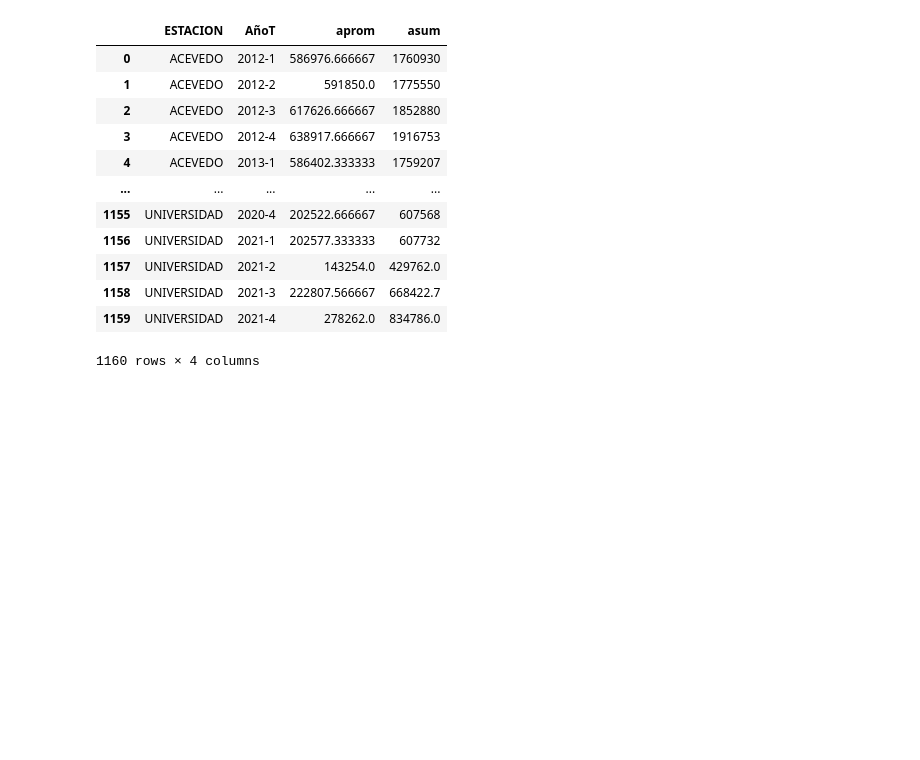
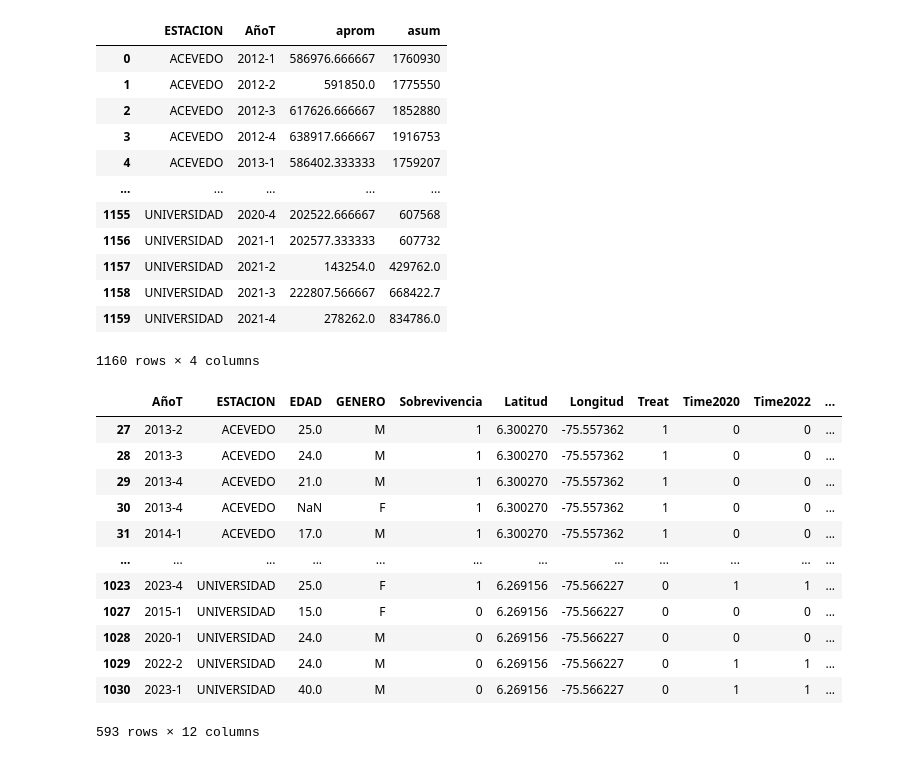
Before and after one commit to Felbanol/Proyecto-Metro, a Jupyter notebook: Codigo Metro Python.ipynb, the cells around one changed output. Cells and saved outputs as stored; diff of their text form; code cells hidden in the pictures; blank space fills up the shorter version.

```diff
--- a/Codigo Metro Python.ipynb
+++ b/Codigo Metro Python.ipynb
@@ -184,3 +186,75 @@ años = range(2012, 2024)
 trimestres = [1, 2, 3, 4]
 todos_trimestres = [f"{año}-{t}" for año, t in itertools.product(años, trimestres)]
 estaciones = DatosV["ESTACION"].unique()
+# %%
+
+
+
+# Diccionario de estaciones y coordenadas
+coords = {
+    "PARQUE BERRIO": "6.250462303868426,-75.56834000837911",
+    "UNIVERSIDAD": "6.26915598179275,-75.5662274347604",
+    "SAN ANTONIO": "6.247330146607752,-75.5698201061719",
+    "ENVIGADO": "6.174812726117751,-75.59709553476108",
+    "POBLADO": "6.213232150899053,-75.57825884840798",
+    "EXPOSICIONES": "6.238530638603876,-75.57315109058204",
+    "FLORESTA": "6.259010554943915,-75.59786716758109",
+    "SANTA LUCIA": "6.258223202357437,-75.60379266359627",
+    "CARIBE": "6.277550151742888,-75.56958369058172",
+    "HOSPITAL": "6.263899800728917,-75.56357215935357",
+    "PRADO": "6.257064210414861,-75.56626869254376",
+    "ESTADIO": "6.2535260786987585,-75.58822609455328",
+    "INDUSTRIALES": "6.23029508083824,-75.57564105085336",
+    "NIQUIA": "6.338005305862645,-75.54419969058134",
+    "ACEVEDO": "6.300269893042005,-75.55736196228843",
+    "ALPUJARRA": "6.243329387661553,-75.57164971362404",
+    "ANDALUCIA": "6.296434019608016,-75.55194856359589",
+    "CISNEROS": "6.24908909785412,-75.57484417126771",
+    "AYURA": "6.186664356406138,-75.58529863106094",
+    "SAN JAVIER": "6.257070663629232,-75.61395739536867",
+    "MADERA": "6.316095631702425,-75.5553866635958",
+    "TRICENTENARIO": "6.290681332598884,-75.56480136755223",
+    "BELLO": "6.33200105209788,-75.55382519499489",
+    "SURAMERICANA": "6.253223323834436,-75.58307115195348",
+    "ITAGUI": "6.164471586641053,-75.60668072502183",
+    "AGUACATALA": "6.1940934008013615,-75.58185203078955",
+    "SANTO DOMINGO": "6.29289386348335,-75.54182252280995",
+    "SABANETA": "6.157505762419725,-75.6167022617469",
+    "LA ESTRELLA": "6.152864366388068,-75.62647850592543",
+    "PALMA": "6.231296651941057,-75.60103162165781",
+    "AURORA": "6.281180272067294,-75.57300898767743",
+    "BICENTENARIO": "6.244295592935814,-75.55876227264393",
+    "MIRAFLORES": "6.241609163809552,-75.54900663476063",
+    "ACEVEDO K": "6.300269893042005,-75.55736196228843",
+    "SAN ANTONIO B": "6.247330146607752,-75.5698201061719"
+}
+
+# Crear nueva columna en la base de datos
+DatosV["Coordenadas"] = DatosV["ESTACION"].map(coords).fillna(0)
+# Primero agregamos la columna de coordenadas como antes
+DatosV["Coordenadas"] = DatosV["ESTACION"].map(coords).fillna("0,0")
+
+# Luego separamos en Latitud y Longitud
+DatosV[["Latitud", "Longitud"]] = DatosV["Coordenadas"].str.split(",", expand=True)
+
+# Convertir a tipo numérico (float)
+DatosV["Latitud"] = DatosV["Latitud"].astype(float)
+DatosV["Longitud"] = DatosV["Longitud"].astype(float)
+
+# (Opcional) eliminar la columna original de texto
+DatosV = DatosV.drop(columns=["Coordenadas"])
+DatosV
+# %% [output]
+|  | AñoT | ESTACION | EDAD | GENERO | Sobrevivencia | Latitud | Longitud | Treat | Time2020 | Time2022 | ... |
+| 27 | 2013-2 | ACEVEDO | 25.0 | M | 1 | 6.300270 | -75.557362 | 1 | 0 | 0 | ... |
+| 28 | 2013-3 | ACEVEDO | 24.0 | M | 1 | 6.300270 | -75.557362 | 1 | 0 | 0 | ... |
+| 29 | 2013-4 | ACEVEDO | 21.0 | M | 1 | 6.300270 | -75.557362 | 1 | 0 | 0 | ... |
+| 30 | 2013-4 | ACEVEDO | NaN | F | 1 | 6.300270 | -75.557362 | 1 | 0 | 0 | ... |
+| 31 | 2014-1 | ACEVEDO | 17.0 | M | 1 | 6.300270 | -75.557362 | 1 | 0 | 0 | ... |
+| ... | ... | ... | ... | ... | ... | ... | ... | ... | ... | ... | ... |
+| 1023 | 2023-4 | UNIVERSIDAD | 25.0 | F | 1 | 6.269156 | -75.566227 | 0 | 1 | 1 | ... |
+| 1027 | 2015-1 | UNIVERSIDAD | 15.0 | F | 0 | 6.269156 | -75.566227 | 0 | 0 | 0 | ... |
+| 1028 | 2020-1 | UNIVERSIDAD | 24.0 | M | 0 | 6.269156 | -75.566227 | 0 | 0 | 0 | ... |
+| 1029 | 2022-2 | UNIVERSIDAD | 24.0 | M | 0 | 6.269156 | -75.566227 | 0 | 1 | 1 | ... |
+| 1030 | 2023-1 | UNIVERSIDAD | 40.0 | M | 0 | 6.269156 | -75.566227 | 0 | 1 | 1 | ... |
+593 rows × 12 columns
```
Also changed, not shown: parts of 8 cells of this notebook, 1 other file.
